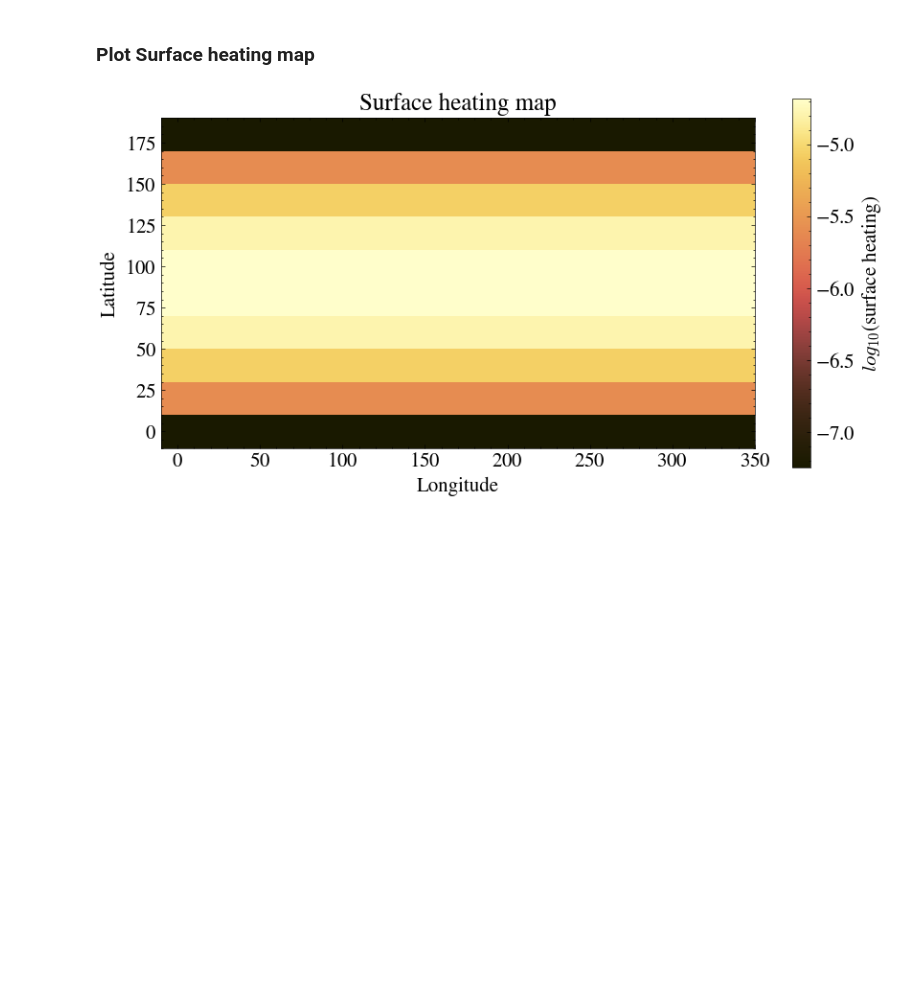
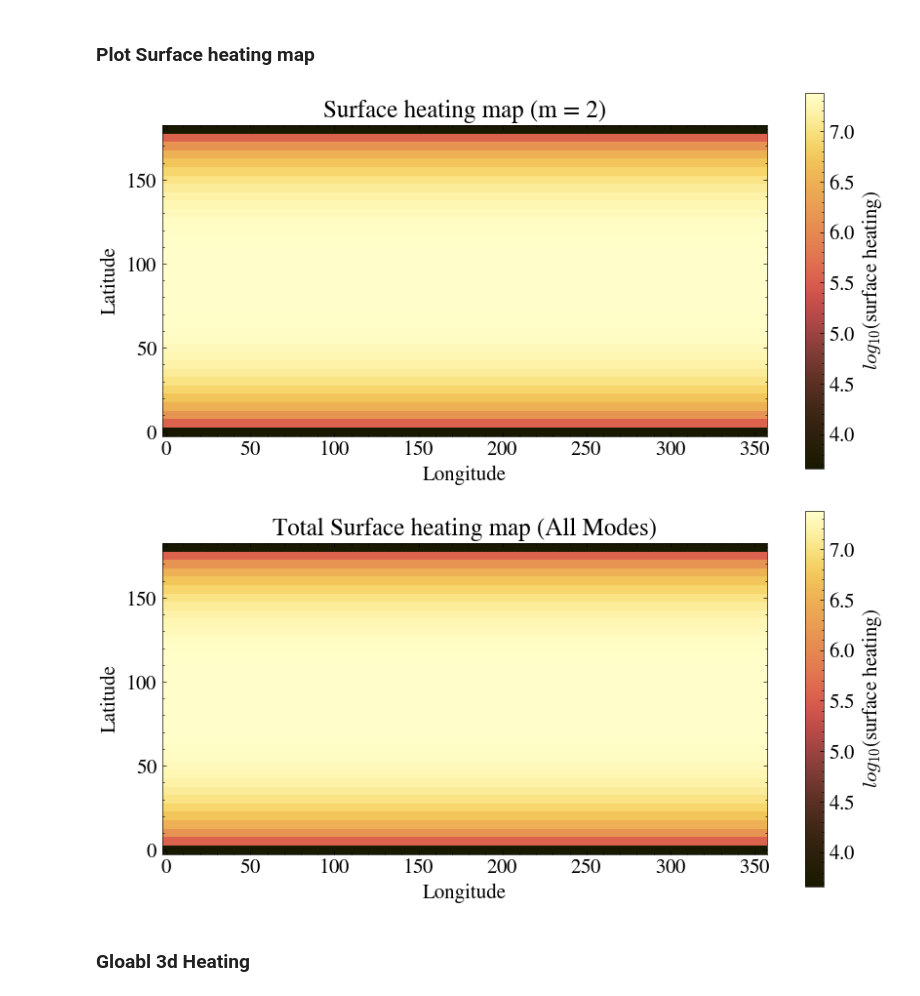
Before and after one commit to FormingWorlds/Obliqua, a Jupyter notebook: examples/visualize_output.ipynb, the cells around one changed output. Drawn from its saved outputs; the diff is of its cells as text; code cells hidden in the pictures; blank space fills up the shorter version.

```diff
--- a/examples/visualize_output.ipynb
+++ b/examples/visualize_output.ipynb
@@ -296,18 +540,57 @@ def plot_surface_heating(H_surf_raw, lons, lats, outpath=None, title_str="Surfac
         fig.savefig(outpath, dpi=200, bbox_inches='tight')
     plt.show()
     return fig
-# %%
-# extract and run plot
-P_T_map = ds.variables["P_T_map"][:]
-lons = ds.variables["lon"][:]
-lats = ds.variables["lat"][:]
-
-fig = plot_surface_heating(
-    H_surf_raw=P_T_map,
-    lons=lons,
-    lats=lats,
-    outpath=os.path.join(out_dir, "tidal_heating_map_surface.png"),
-    title_str="Surface heating map"
-)
-# %% [output]
-[figure, removed]
+# %%
+# read shared dimensions and variables
+sigma_range = ds.variables["sigma_range"][:]
+m = ds.variables["m"][:]
+P_T_s_glb = ds.variables["P_T_s_glb_μ"][:]  # Shape: (z, lon, lat, modes)
+
+r = ds.variables["radius"][:]
+lat = ds.variables["lat"][:]
+lon = ds.variables["lon"][:]
+
+# prepare radial midpoints and weights (dr)
+r_mid = 0.5 * (r[:-1] + r[1:])
+dr = np.diff(r)
+
+# shape weights to match axis 0 (radial dimension z)
+radial_weights = (r_mid**2 * dr)[:, None, None, None]
+
+# perform the radial integration over axis=0 (z)
+H_radial_integrated = np.sum(P_T_s_glb * radial_weights, axis=0)
+
+# loop over unique m values, sum their specific modes, and plot
+for m_i in np.unique(m):
+
+    # boolean mask for the current m wave-number
+    idx = (m == m_i)
+
+    # filter and sum across the mode axis (axis 2) for this specific m
+    summed_map = np.sum(H_radial_integrated[:, :, idx], axis=2)
+
+    # generate the surface plot for individual m
+    fig = plot_surface_heating(
+        H_surf_raw=summed_map,
+        lons=lon,
+        lats=lat,
+        outpath=os.path.join(out_dir, f"tidal_heating_map_surface_m_{m_i}.png"),
+        title_str=f"Surface heating map (m = {m_i})"
+    )
+
+# sum over ALL modes (nmk) to get the total heating map
+total_summed_map = np.sum(H_radial_integrated, axis=2)
+
+# generate the global total surface plot
+fig_total = plot_surface_heating(
+    H_surf_raw=total_summed_map,
+    lons=lon,
+    lats=lat,
+    outpath=os.path.join(out_dir, "tidal_heating_map_surface_total_all_m.png"),
+    title_str="Total Surface heating map (All Modes)"
+)
+# %% [output]
+[figure, added]
+[figure, added]
+# %% [markdown]
+### Gloabl 3d Heating
```
Also changed, not shown: parts of 7 cells of this notebook, 2 other files.
